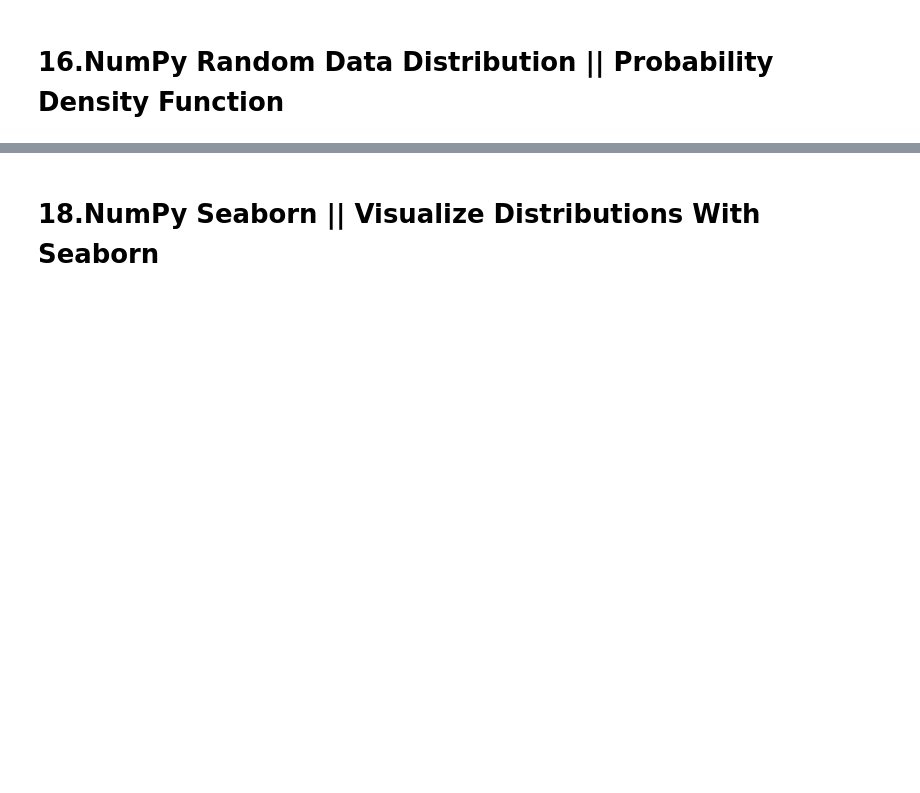
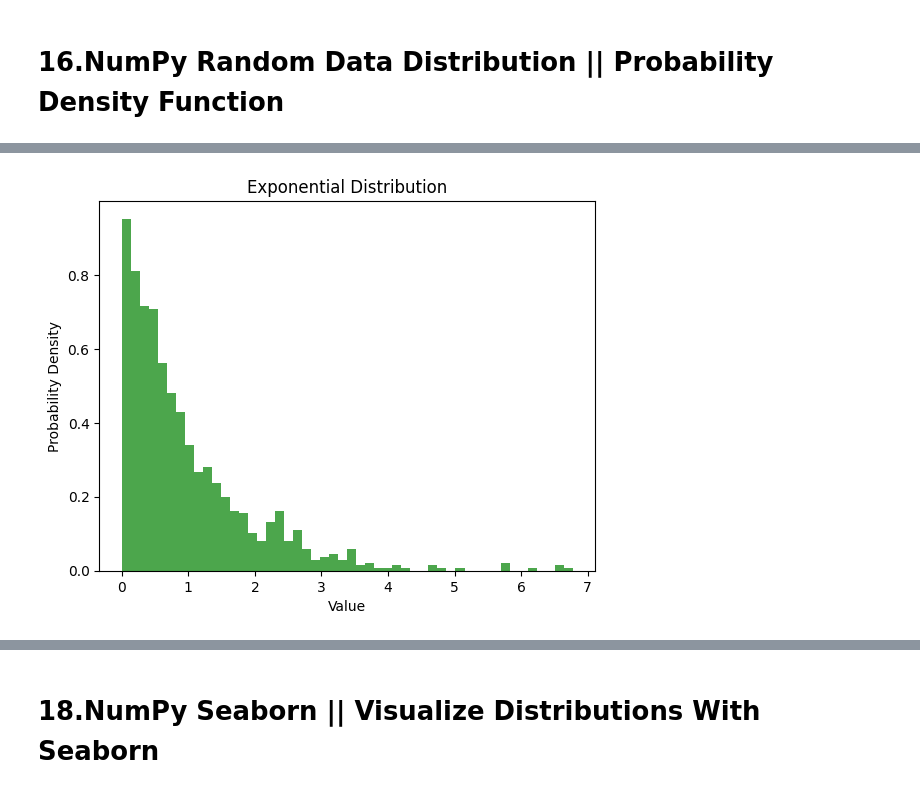
Before and after one commit to praveensinghaws/Python, a Jupyter notebook: DataCode_With_Sharad/2-Python_Numpy/4_NUMPY_LAB_16_20.ipynb, the cells around one changed output, grey strips where cells are left out. Drawn from its saved outputs; the diff is of its cells as text; code cells hidden in the pictures; blank space fills up the shorter version.

```diff
--- a/DataCode_With_Sharad/2-Python_Numpy/4_NUMPY_LAB_16_20.ipynb
+++ b/DataCode_With_Sharad/2-Python_Numpy/4_NUMPY_LAB_16_20.ipynb
@@ -2,0 +35,16 @@
+# %%
+# 3. Exponential Distribution:
+import numpy as np
+import matplotlib.pyplot as plt
+
+# Generate random numbers from an exponential distribution
+exponential_data = np.random.exponential(1, 1000)  # Generate 1000 random numbers with scale parameter 1
+
+# Plot the histogram to visualize the distribution
+plt.hist(exponential_data, bins=50, density=True, alpha=0.7, color='g')
+plt.title('Exponential Distribution')
+plt.xlabel('Value')
+plt.ylabel('Probability Density')
+plt.show()
+# %% [output]
+[figure, added]
```
Also changed, not shown: parts of 27 cells of this notebook, 1 other file.
